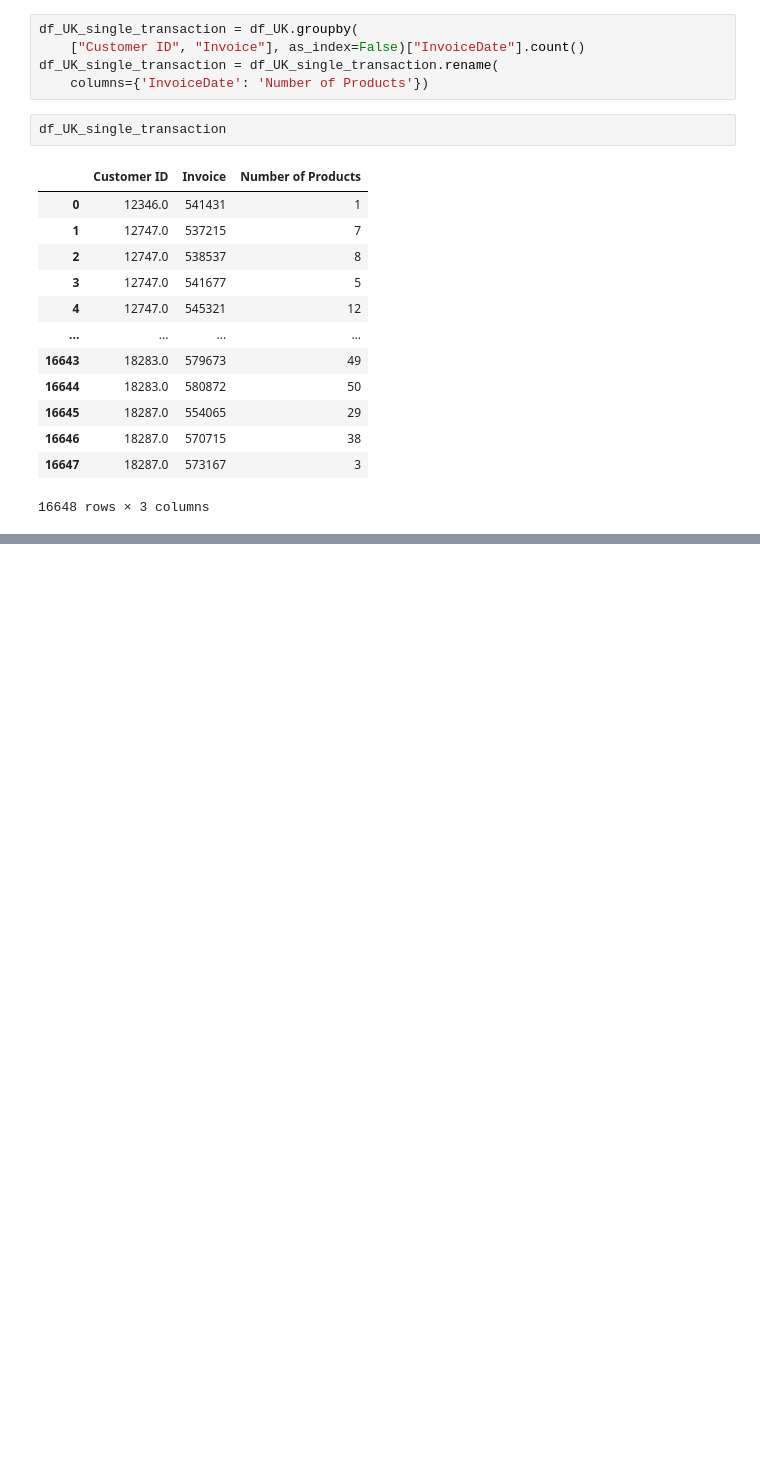
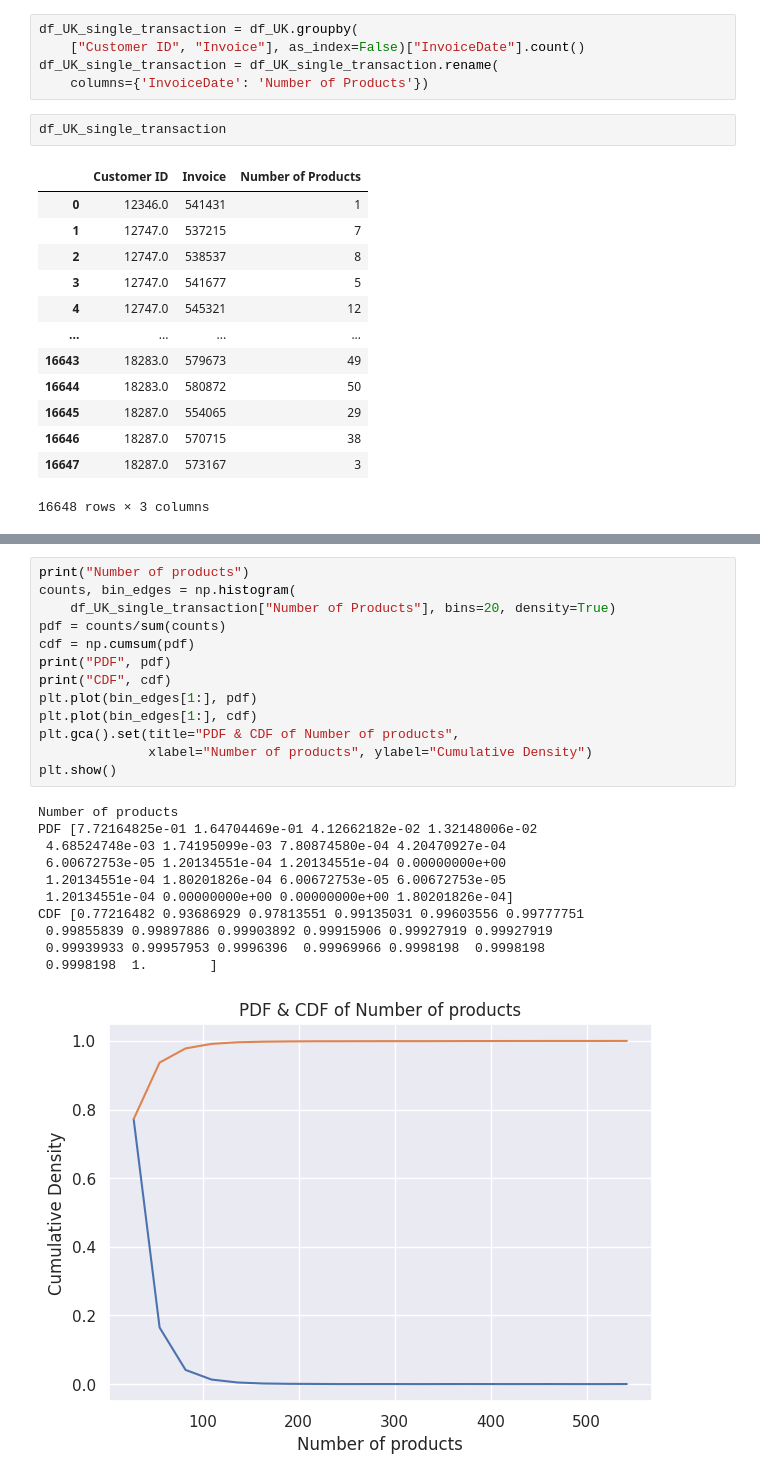
Before and after one commit to amolkhedekar26/Customer-Segmentation, a Jupyter notebook: 1_DataWrangling.ipynb, the cells around one changed output, grey strips where cells are left out. Saved outputs shown, nothing was run; the diff lists cells and outputs as text; blank space fills up the shorter version.

```diff
--- a/1_DataWrangling.ipynb
+++ b/1_DataWrangling.ipynb
@@ -369,0 +383,25 @@ df_UK_single_transaction
+# %%
+print("Number of products")
+counts, bin_edges = np.histogram(
+    df_UK_single_transaction["Number of Products"], bins=20, density=True)
+pdf = counts/sum(counts)
+cdf = np.cumsum(pdf)
+print("PDF", pdf)
+print("CDF", cdf)
+plt.plot(bin_edges[1:], pdf)
+plt.plot(bin_edges[1:], cdf)
+plt.gca().set(title="PDF & CDF of Number of products",
+              xlabel="Number of products", ylabel="Cumulative Density")
+plt.show()
+# %% [output]
+Number of products
+PDF [7.72164825e-01 1.64704469e-01 4.12662182e-02 1.32148006e-02
+ 4.68524748e-03 1.74195099e-03 7.80874580e-04 4.20470927e-04
+ 6.00672753e-05 1.20134551e-04 1.20134551e-04 0.00000000e+00
+ 1.20134551e-04 1.80201826e-04 6.00672753e-05 6.00672753e-05
+ 1.20134551e-04 0.00000000e+00 0.00000000e+00 1.80201826e-04]
+CDF [0.77216482 0.93686929 0.97813551 0.99135031 0.99603556 0.99777751
+ 0.99855839 0.99897886 0.99903892 0.99915906 0.99927919 0.99927919
+ 0.99939933 0.99957953 0.9996396  0.99969966 0.9998198  0.9998198
+ 0.9998198  1.        ]
+[figure, added]
```
Also changed, not shown: parts of 18 cells of this notebook, 2 other files.
